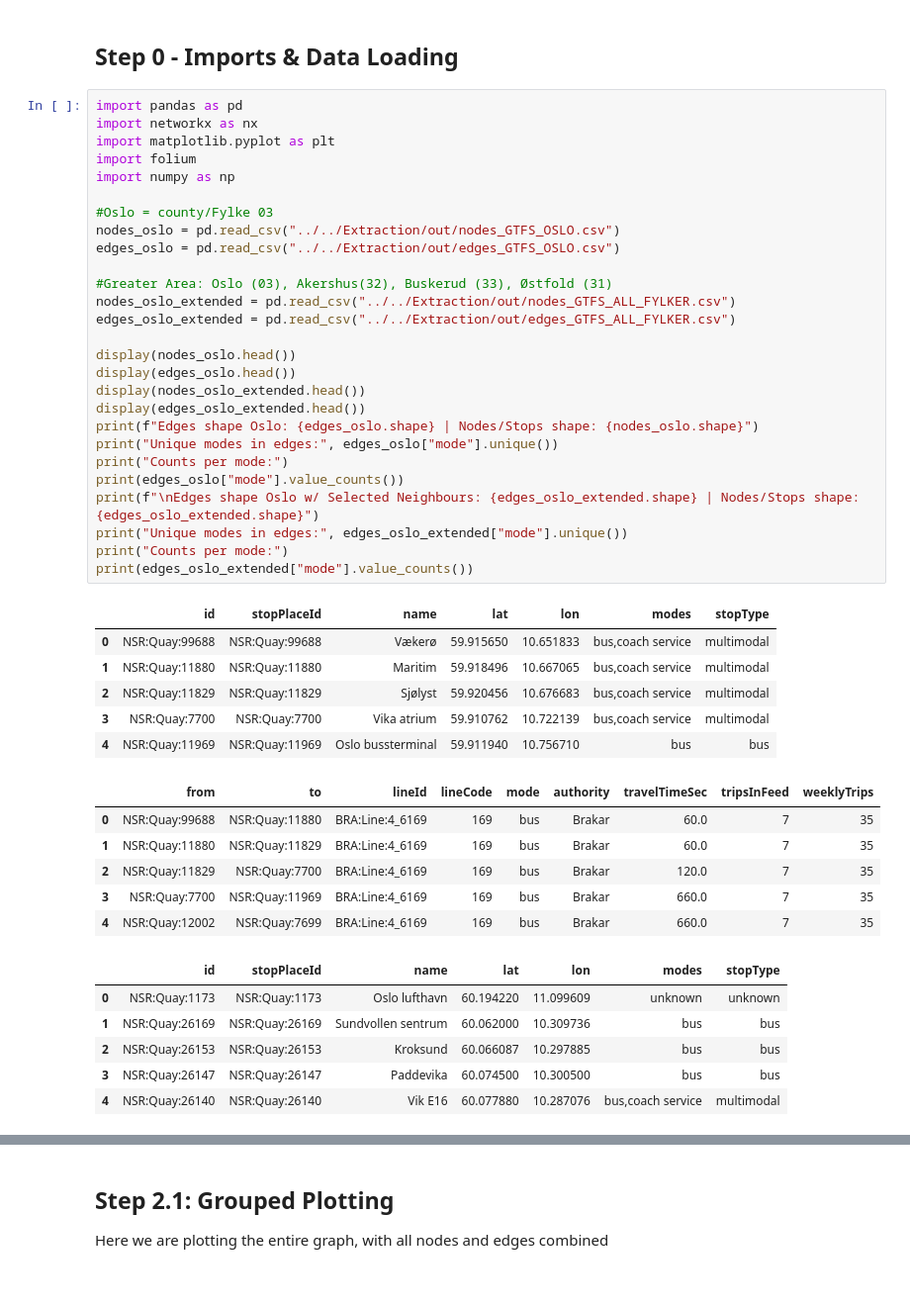
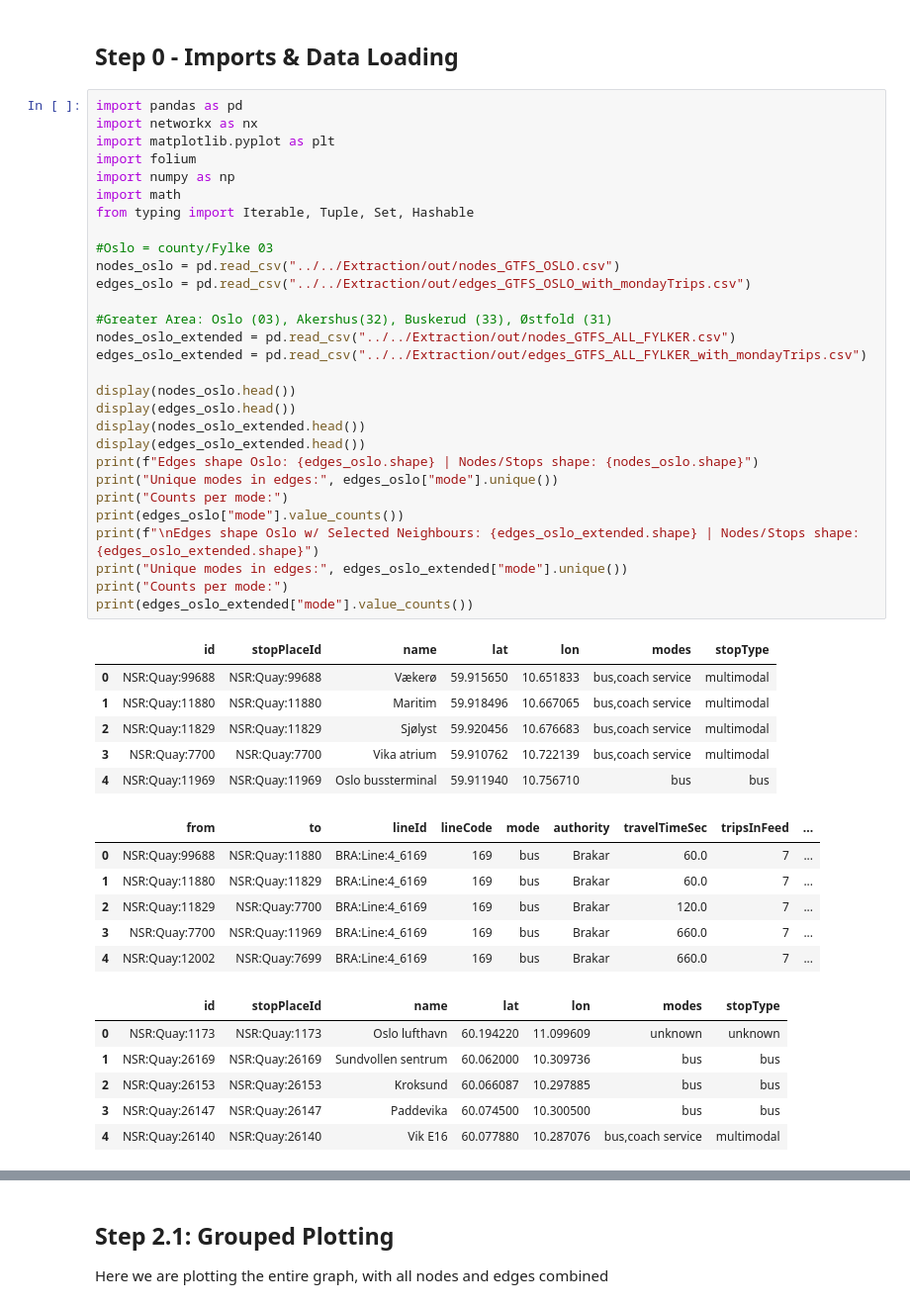
Before and after one commit to 99CCC/ACIT4620_Exam_Project_Code, a Jupyter notebook: Modeling/Carl/GlobalModelling.ipynb, the cells around one changed output, grey strips where cells are left out. Shown at 99% size. Saved outputs shown, nothing was run; the diff lists cells and outputs as text.

```diff
--- a/Modeling/Carl/GlobalModelling.ipynb
+++ b/Modeling/Carl/GlobalModelling.ipynb
@@ -11,41 +11,43 @@ import pandas as pd
 import networkx as nx
 import matplotlib.pyplot as plt
 import folium
 import numpy as np
+import math
+from typing import Iterable, Tuple, Set, Hashable
 
 #Oslo = county/Fylke 03
 nodes_oslo = pd.read_csv("../../Extraction/out/nodes_GTFS_OSLO.csv")
-edges_oslo = pd.read_csv("../../Extraction/out/edges_GTFS_OSLO.csv")
+edges_oslo = pd.read_csv("../../Extraction/out/edges_GTFS_OSLO_with_mondayTrips.csv")
 
 #Greater Area: Oslo (03), Akershus(32), Buskerud (33), Østfold (31)
 nodes_oslo_extended = pd.read_csv("../../Extraction/out/nodes_GTFS_ALL_FYLKER.csv")
-edges_oslo_extended = pd.read_csv("../../Extraction/out/edges_GTFS_ALL_FYLKER.csv")
+edges_oslo_extended = pd.read_csv("../../Extraction/out/edges_GTFS_ALL_FYLKER_with_mondayTrips.csv")
 
 display(nodes_oslo.head())
 display(edges_oslo.head())
 display(nodes_oslo_extended.head())
 display(edges_oslo_extended.head())
 print(f"Edges shape Oslo: {edges_oslo.shape} | Nodes/Stops shape: {nodes_oslo.shape}")
 print("Unique modes in edges:", edges_oslo["mode"].unique())
 print("Counts per mode:")
 print(edges_oslo["mode"].value_counts())
 print(f"\nEdges shape Oslo w/ Selected Neighbours: {edges_oslo_extended.shape} | Nodes/Stops shape: {edges_oslo_extended.shape}")
 print("Unique modes in edges:", edges_oslo_extended["mode"].unique())
 print("Counts per mode:")
 print(edges_oslo_extended["mode"].value_counts())
 # %% [output]
 |  | id | stopPlaceId | name | lat | lon | modes | stopType |
 | 0 | NSR:Quay:99688 | NSR:Quay:99688 | Vækerø | 59.915650 | 10.651833 | bus,coach service | multimodal |
 | 1 | NSR:Quay:11880 | NSR:Quay:11880 | Maritim | 59.918496 | 10.667065 | bus,coach service | multimodal |
 | 2 | NSR:Quay:11829 | NSR:Quay:11829 | Sjølyst | 59.920456 | 10.676683 | bus,coach service | multimodal |
 | 3 | NSR:Quay:7700 | NSR:Quay:7700 | Vika atrium | 59.910762 | 10.722139 | bus,coach service | multimodal |
 | 4 | NSR:Quay:11969 | NSR:Quay:11969 | Oslo bussterminal | 59.911940 | 10.756710 | bus | bus |
-|  | from | to | lineId | lineCode | mode | authority | travelTimeSec | tripsInFeed | weeklyTrips |
-| 0 | NSR:Quay:99688 | NSR:Quay:11880 | BRA:Line:4_6169 | 169 | bus | Brakar | 60.0 | 7 | 35 |
-| 1 | NSR:Quay:11880 | NSR:Quay:11829 | BRA:Line:4_6169 | 169 | bus | Brakar | 60.0 | 7 | 35 |
-| 2 | NSR:Quay:11829 | NSR:Quay:7700 | BRA:Line:4_6169 | 169 | bus | Brakar | 120.0 | 7 | 35 |
-| 3 | NSR:Quay:7700 | NSR:Quay:11969 | BRA:Line:4_6169 | 169 | bus | Brakar | 660.0 | 7 | 35 |
-| 4 | NSR:Quay:12002 | NSR:Quay:7699 | BRA:Line:4_6169 | 169 | bus | Brakar | 660.0 | 7 | 35 |
+|  | from | to | lineId | lineCode | mode | authority | travelTimeSec | tripsInFeed | ... |
+| 0 | NSR:Quay:99688 | NSR:Quay:11880 | BRA:Line:4_6169 | 169 | bus | Brakar | 60.0 | 7 | ... |
+| 1 | NSR:Quay:11880 | NSR:Quay:11829 | BRA:Line:4_6169 | 169 | bus | Brakar | 60.0 | 7 | ... |
+| 2 | NSR:Quay:11829 | NSR:Quay:7700 | BRA:Line:4_6169 | 169 | bus | Brakar | 120.0 | 7 | ... |
+| 3 | NSR:Quay:7700 | NSR:Quay:11969 | BRA:Line:4_6169 | 169 | bus | Brakar | 660.0 | 7 | ... |
+| 4 | NSR:Quay:12002 | NSR:Quay:7699 | BRA:Line:4_6169 | 169 | bus | Brakar | 660.0 | 7 | ... |
 |  | id | stopPlaceId | name | lat | lon | modes | stopType |
 | 0 | NSR:Quay:1173 | NSR:Quay:1173 | Oslo lufthavn | 60.194220 | 11.099609 | unknown | unknown |
 | 1 | NSR:Quay:26169 | NSR:Quay:26169 | Sundvollen sentrum | 60.062000 | 10.309736 | bus | bus |
```
Also changed, not shown: parts of 16 cells of this notebook, 15 other files.
